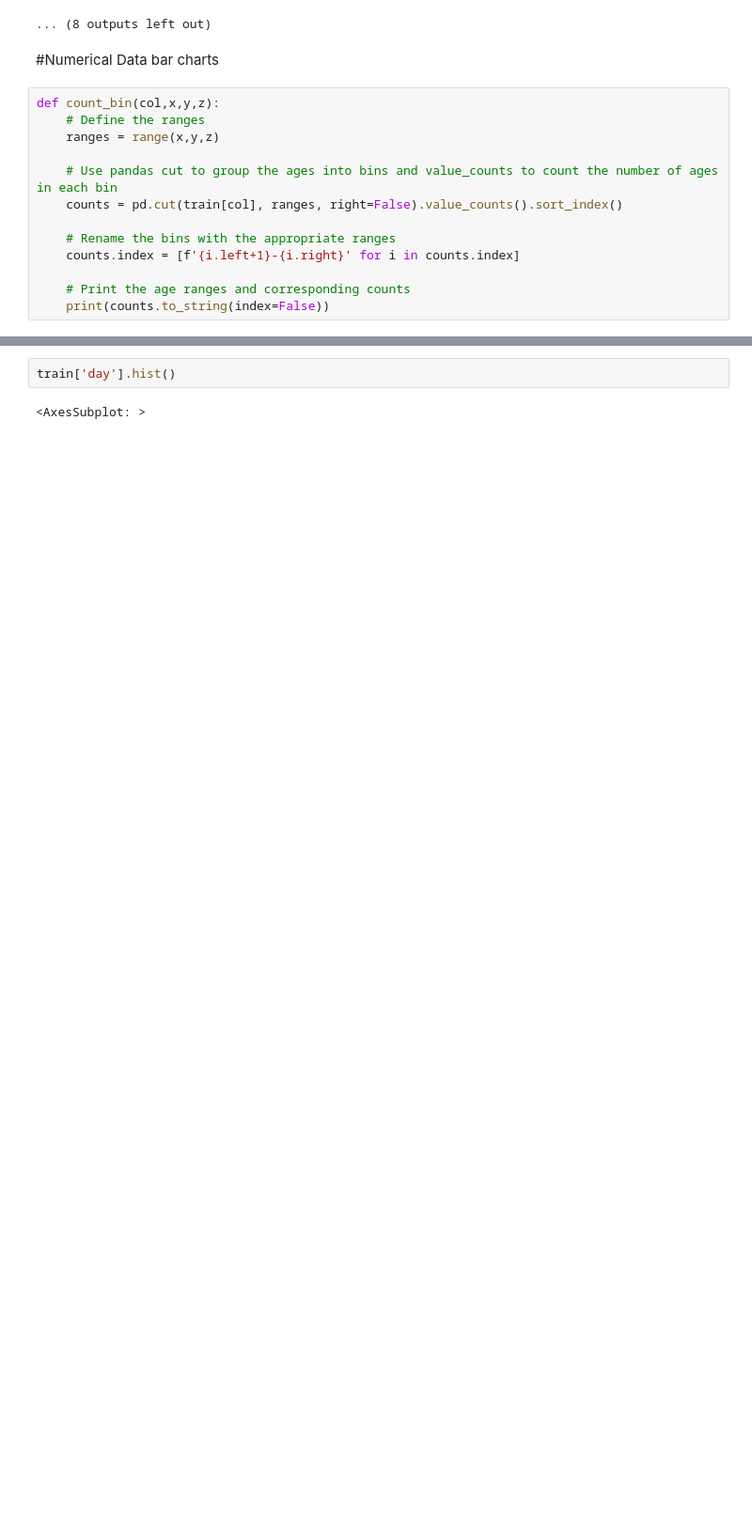
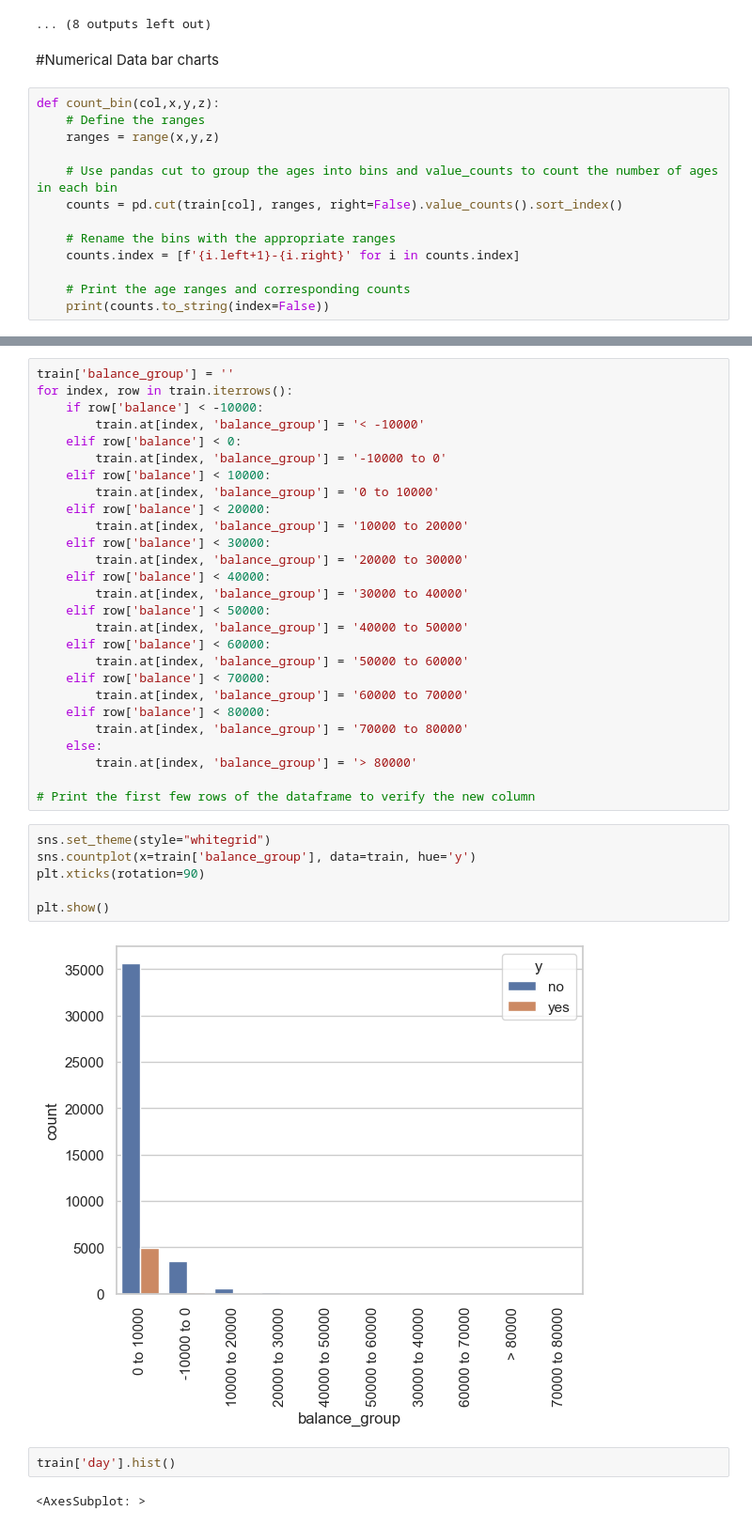
Before and after one commit to GemsLoveNLP/EDA, a Jupyter notebook: DataSet2EDA.ipynb, the cells around one changed output, grey strips where cells are left out. Shown at 94% size. Cells and saved outputs as stored; diff of their text form; blank space fills up the shorter version.

```diff
--- a/DataSet2EDA.ipynb
+++ b/DataSet2EDA.ipynb
@@ -258,3 +284,38 @@ train['balance'].hist()
+# %%
+train['balance_group'] = ''
+for index, row in train.iterrows():
+    if row['balance'] < -10000:
+        train.at[index, 'balance_group'] = '< -10000'
+    elif row['balance'] < 0:
+        train.at[index, 'balance_group'] = '-10000 to 0'
+    elif row['balance'] < 10000:
+        train.at[index, 'balance_group'] = '0 to 10000'
+    elif row['balance'] < 20000:
+        train.at[index, 'balance_group'] = '10000 to 20000'
+    elif row['balance'] < 30000:
+        train.at[index, 'balance_group'] = '20000 to 30000'
+    elif row['balance'] < 40000:
+        train.at[index, 'balance_group'] = '30000 to 40000'
+    elif row['balance'] < 50000:
+        train.at[index, 'balance_group'] = '40000 to 50000'
+    elif row['balance'] < 60000:
+        train.at[index, 'balance_group'] = '50000 to 60000'
+    elif row['balance'] < 70000:
+        train.at[index, 'balance_group'] = '60000 to 70000'
+    elif row['balance'] < 80000:
+        train.at[index, 'balance_group'] = '70000 to 80000'
+    else:
+        train.at[index, 'balance_group'] = '> 80000'
+
+# Print the first few rows of the dataframe to verify the new column
+# %%
+sns.set_theme(style="whitegrid")
+sns.countplot(x=train['balance_group'], data=train, hue='y')
+plt.xticks(rotation=90)
+
+plt.show()
+# %% [output]
+[figure, added]
 # %%
 train['day'].hist()
 # %% [output]
```
Also changed, not shown: parts of 12 cells of this notebook, 5 other files.
